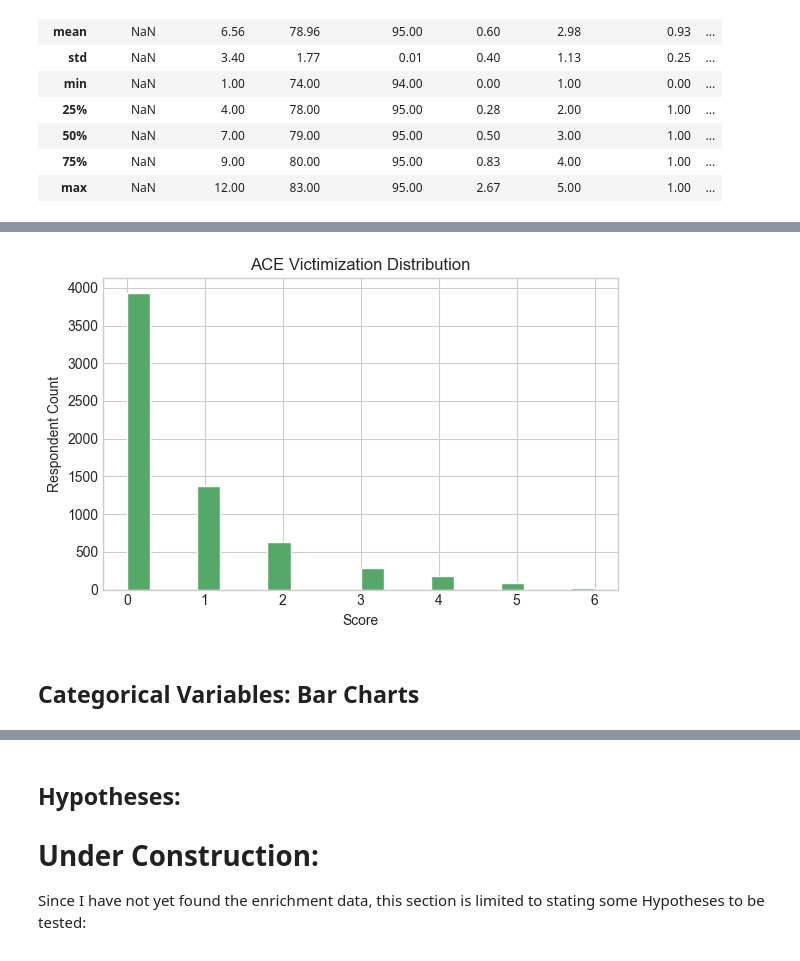
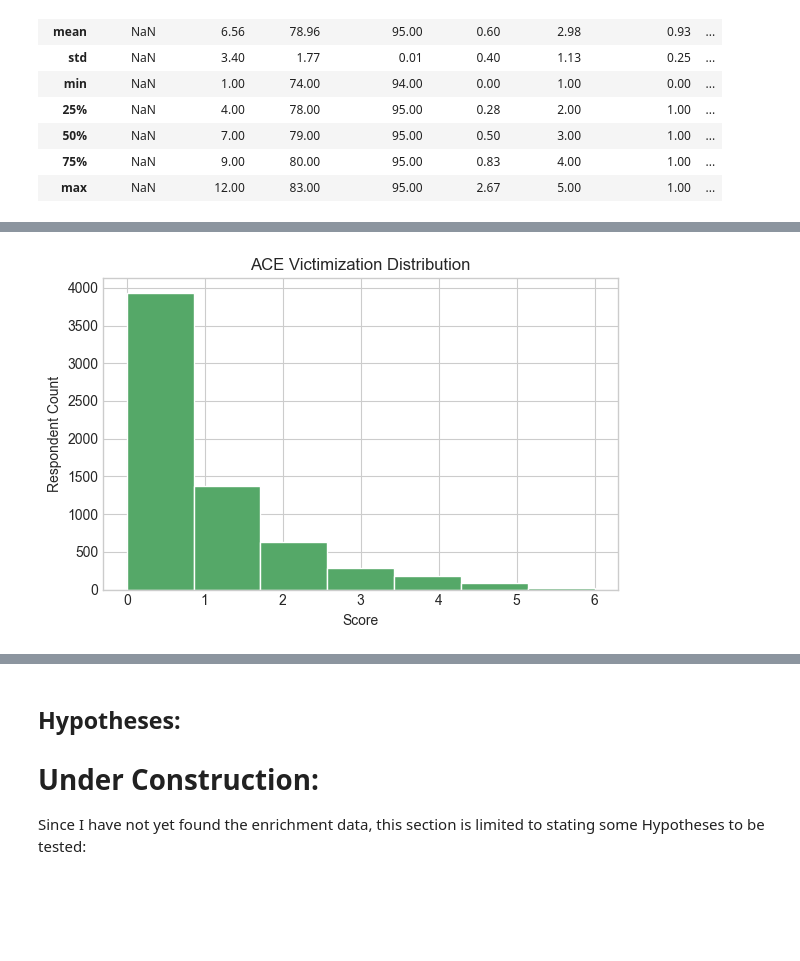
Before and after one commit to usef1ens/Suicide-Prediction, a Jupyter notebook: DataAnalysis.ipynb, the cells around one changed output, grey strips where cells are left out. Cells and saved outputs as stored; diff of their text form; code cells hidden in the pictures; blank space fills up the shorter version.

```diff
--- a/DataAnalysis.ipynb
+++ b/DataAnalysis.ipynb
@@ -493,7 +371,7 @@ memory usage: 1.6+ MB
 # %%
 # now we need to select the varaibles:
 
-context_vars = ['AID', 'BST90P01', 'BST90P02', 'BST90P06', 'BST90P13', 'BST90P15', 'BST90P16', 'BST90P17',
+context_vars = ['AID', 'BST90P01', 'BST90P02', 'BST90P06', 'BST90P13', 'BST90P17',
                  'BST90P18', 'BST90P19', 'BST90P20', 'BST90P23', 'BST90P24'] # these are the variables that strongly resemble the socioeconomic status
 # + the ID to link with the respondants
 refined_context = clean_context[context_vars].copy() # assign it to a new DataFrame
@@ -558,11 +394,19 @@ memory usage: 703.4 KB
 # %%
 # rename variables
-'''
-['AID', 'BST90P01', 'BST90P02', 'BST90P06', 'BST90P13', 'BST90P15', 'BST90P16', 'BST90P17',
-                 'BST90P18', 'BST90P19', 'BST90P20', 'BST90P23', 'BST90P24'] --> list of chosen  context variables for reference
-'''
-labels = {}
-labels['AID'] = 'id'
-labels['BST90P01'] = 'Urbanicity'
-labels['BST90P02'] = 'Modal Race'
-labels['BST90P06'] = 'Median Age'
+all_labels = context_meta.column_names_to_labels # obtain all encodings fromt the meta object
+labels = {} # initialize a new dict
+for var in context_vars:
+    labels[var] = all_labels[var] # fill in the new dict for all selected variables
+
+print(labels)
+
+# now I will edit the labels that are too long
+labels = {'AID': 'id', 'BST90P01': 'Urbanicity', 'BST90P02': 'Mod_Race',
+          'BST90P06': 'Med_Age', 'BST90P13': 'Mod_HouseholdT',
+          'BST90P17': 'Med_Income',
+          'BST90P18': 'Dispers_Income', 'BST90P19': 'Poverty_density',
+          'BST90P20': 'Mod_education',
+          'BST90P23': 'Unemployment', 'BST90P24': 'Mod_Occupation'}
+
+refined_context = refined_context.rename(columns=labels)
+refined_context.head()
@@ -570,0 +413,12 @@ labels['BST90P06'] = 'Median Age'
+# %%
+# Final step: enriching the data (with the contextual data extracted)
+
+# we are matching according to ids, and we need to typecast both Series to the same type
+select_vars_data['id'] = select_vars_data['id'].astype(str)
+refined_context['id'] = refined_context['id'].astype(str)
+main_df = pd.merge(
+    left= select_vars_data,
+    right=refined_context,
+    on='id',
+    how='left'
+)
@@ -672,12 +569,10 @@ plt.show()
 # %%
 fig, ax = plt.subplots(figsize=(6, 4))
-ax.hist(select_vars_data["ace_victim"].dropna(), bins=20, color="#55a868", edgecolor="white")
+ax.hist(main_df["ace_victim"].dropna(), bins=7, color="#55a868", edgecolor="white")
 ax.set_title("ACE Victimization Distribution")
 ax.set_xlabel("Score")
 ax.set_ylabel("Respondent Count")
 fig.tight_layout()
 plt.show()
 # %% [output]
-[figure, old version]
+[figure, new version]
-# %% [markdown]
-## Categorical Variables: Bar Charts
```
Also changed, not shown: parts of 51 cells of this notebook.
